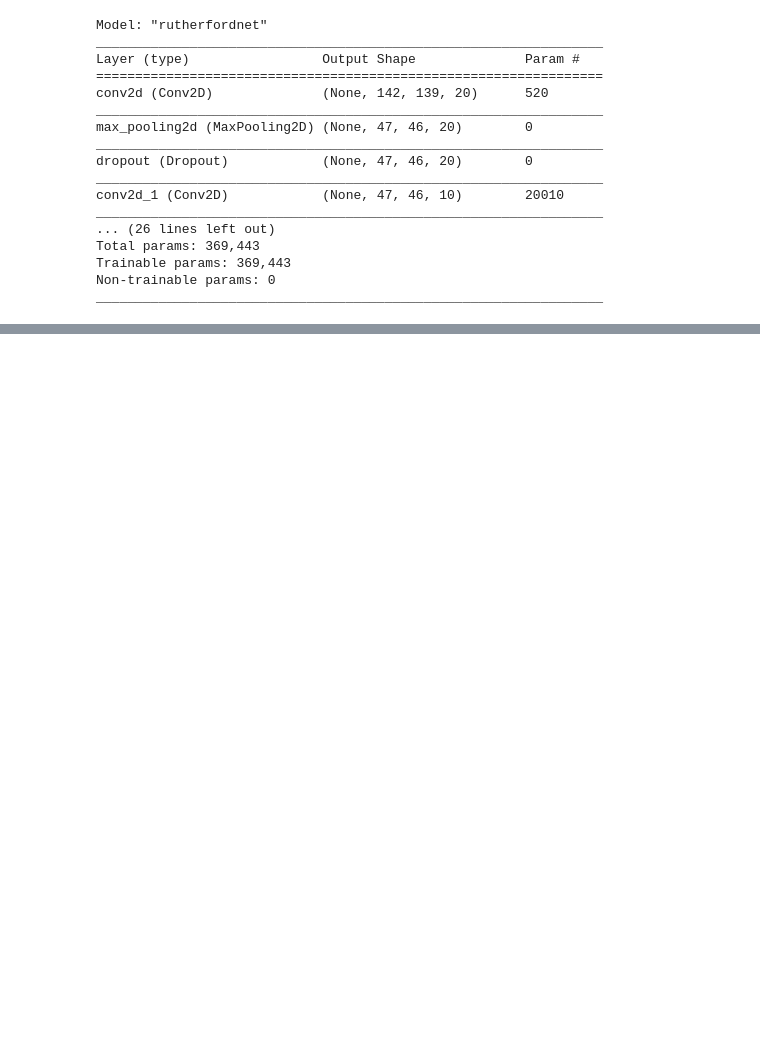
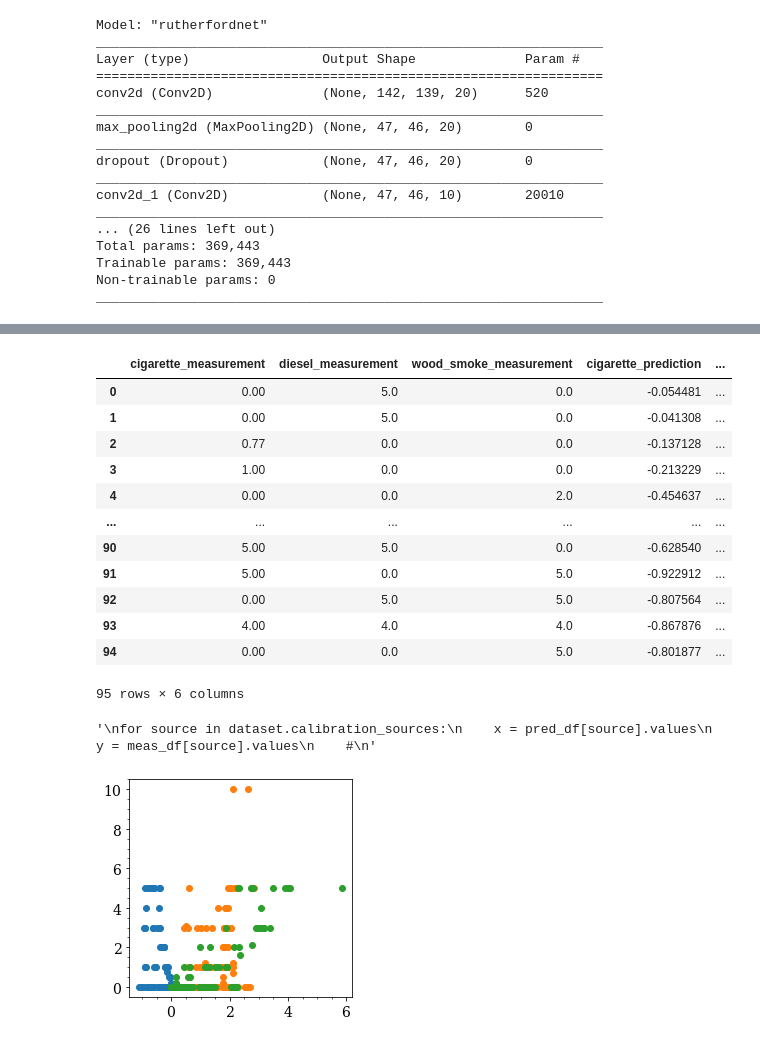
Before and after one commit to drewmee/PyEEM, a Jupyter notebook: docs/source/tutorials/notebooks/tutorial_1.ipynb, the cells around one changed output, grey strips where cells are left out. Drawn from its saved outputs; the diff is of its cells as text; code cells hidden in the pictures; blank space fills up the shorter version.

```diff
--- a/docs/source/tutorials/notebooks/tutorial_1.ipynb
+++ b/docs/source/tutorials/notebooks/tutorial_1.ipynb
@@ -365,2 +467,33 @@ Epoch 5/5
 # %%
-predictions = rutherfordnet.model.predict(x_train)
+predictions = rutherfordnet.model.predict(x_test)
+# %%
+cal_sources = list(dataset.calibration_sources.keys())
+meas_df = pd.DataFrame(y_test, columns=cal_sources)
+meas_df = meas_df.add_suffix('_measurement')
+
+pred_df = pd.DataFrame(predictions, columns=cal_sources)
+pred_df = pred_df.add_suffix('_prediction')
+
+joined = pd.concat([meas_df, pred_df], axis=1)
+display(joined)
+
+for source in cal_sources:
+    y = joined[source + '_measurement']
+    x = joined[source + "_prediction"]
+    plt.scatter(x,y)
+# %% [output]
+|  | cigarette_measurement | diesel_measurement | wood_smoke_measurement | cigarette_prediction | ... |
+| 0 | 0.00 | 5.0 | 0.0 | -0.054481 | ... |
+| 1 | 0.00 | 5.0 | 0.0 | -0.041308 | ... |
+| 2 | 0.77 | 0.0 | 0.0 | -0.137128 | ... |
+| 3 | 1.00 | 0.0 | 0.0 | -0.213229 | ... |
+| 4 | 0.00 | 0.0 | 2.0 | -0.454637 | ... |
+| ... | ... | ... | ... | ... | ... |
+| 90 | 5.00 | 5.0 | 0.0 | -0.628540 | ... |
+| 91 | 5.00 | 0.0 | 5.0 | -0.922912 | ... |
+| 92 | 0.00 | 5.0 | 5.0 | -0.807564 | ... |
+| 93 | 4.00 | 4.0 | 4.0 | -0.867876 | ... |
+| 94 | 0.00 | 0.0 | 5.0 | -0.801877 | ... |
+95 rows × 6 columns
+'\nfor source in dataset.calibration_sources:\n    x = pred_df[source].values\n    y = meas_df[source].values\n    #\n'
+[figure, added]
```
Also changed, not shown: parts of 15 cells of this notebook, 17 other files.
